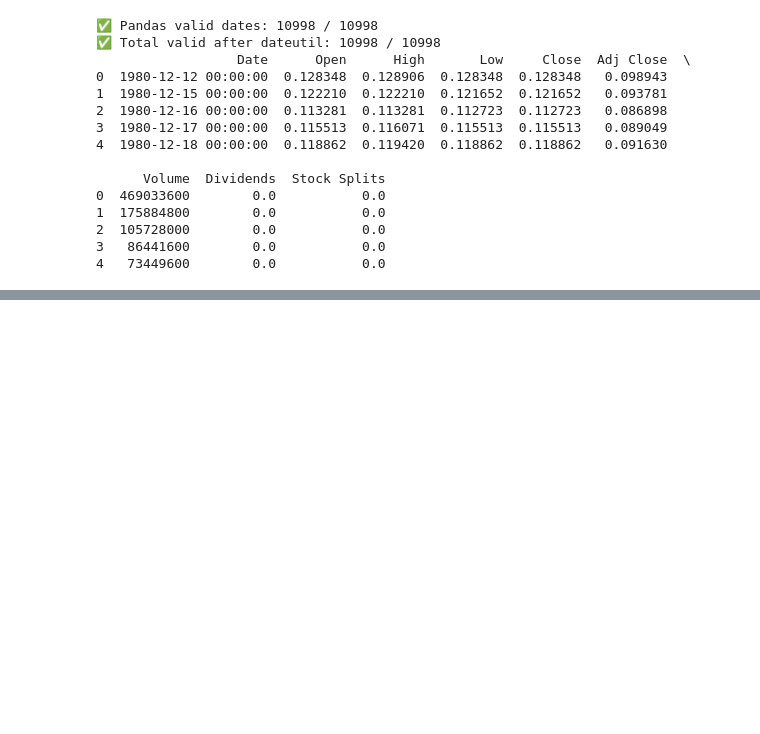
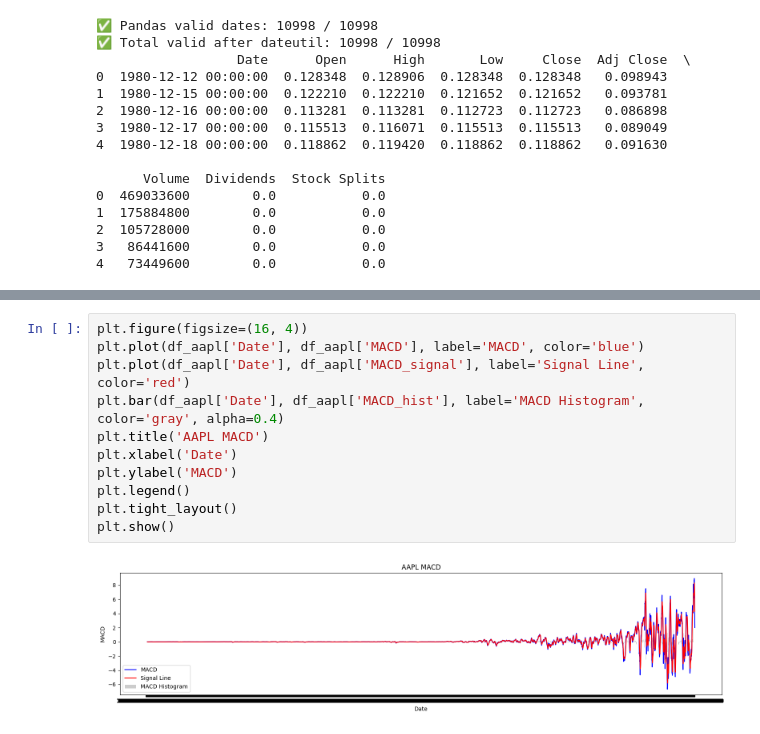
Before and after one commit to sumeyaaaa/analysis-of-financial-news-data, a Jupyter notebook: notebooks/task_2/AAPL_load_analysis.ipynb, the cells around one changed output, grey strips where cells are left out. Drawn from its saved outputs; the diff is of its cells as text; blank space fills up the shorter version.

```diff
--- a/notebooks/task_2/AAPL_load_analysis.ipynb
+++ b/notebooks/task_2/AAPL_load_analysis.ipynb
@@ -27,0 +151,13 @@ print(df_aapl.head())
+# %%
+plt.figure(figsize=(16, 4))
+plt.plot(df_aapl['Date'], df_aapl['MACD'], label='MACD', color='blue')
+plt.plot(df_aapl['Date'], df_aapl['MACD_signal'], label='Signal Line', color='red')
+plt.bar(df_aapl['Date'], df_aapl['MACD_hist'], label='MACD Histogram', color='gray', alpha=0.4)
+plt.title('AAPL MACD')
+plt.xlabel('Date')
+plt.ylabel('MACD')
+plt.legend()
+plt.tight_layout()
+plt.show()
+# %% [output]
+[figure, added]
```
Also changed, not shown: parts of 12 cells of this notebook, 6 other files.
